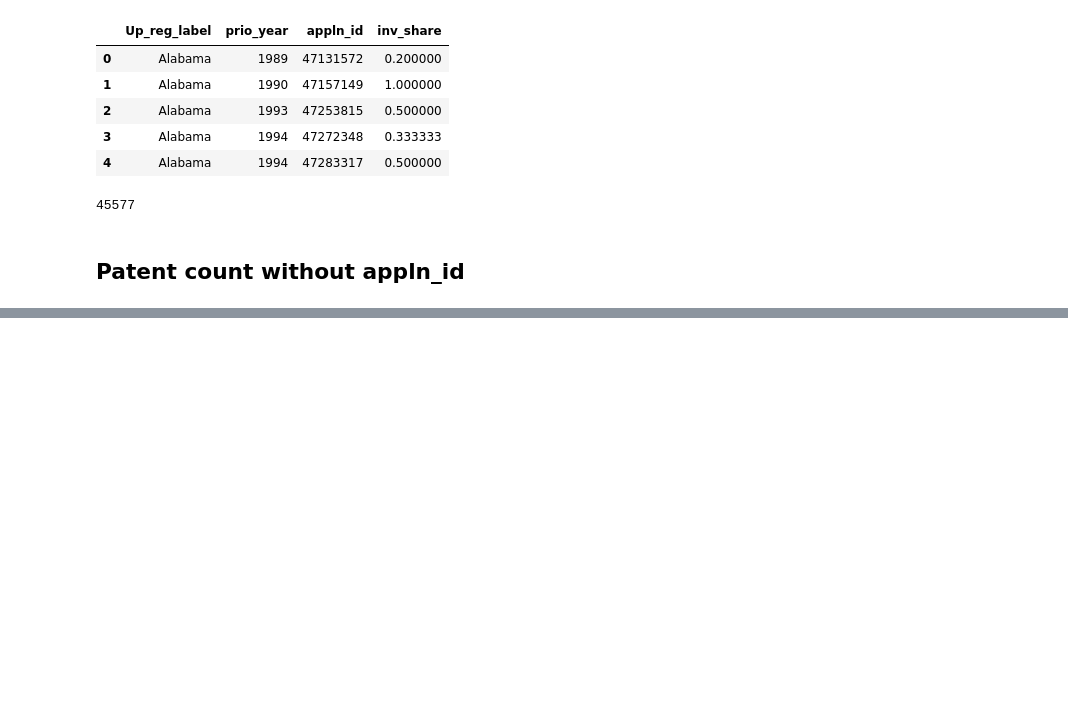
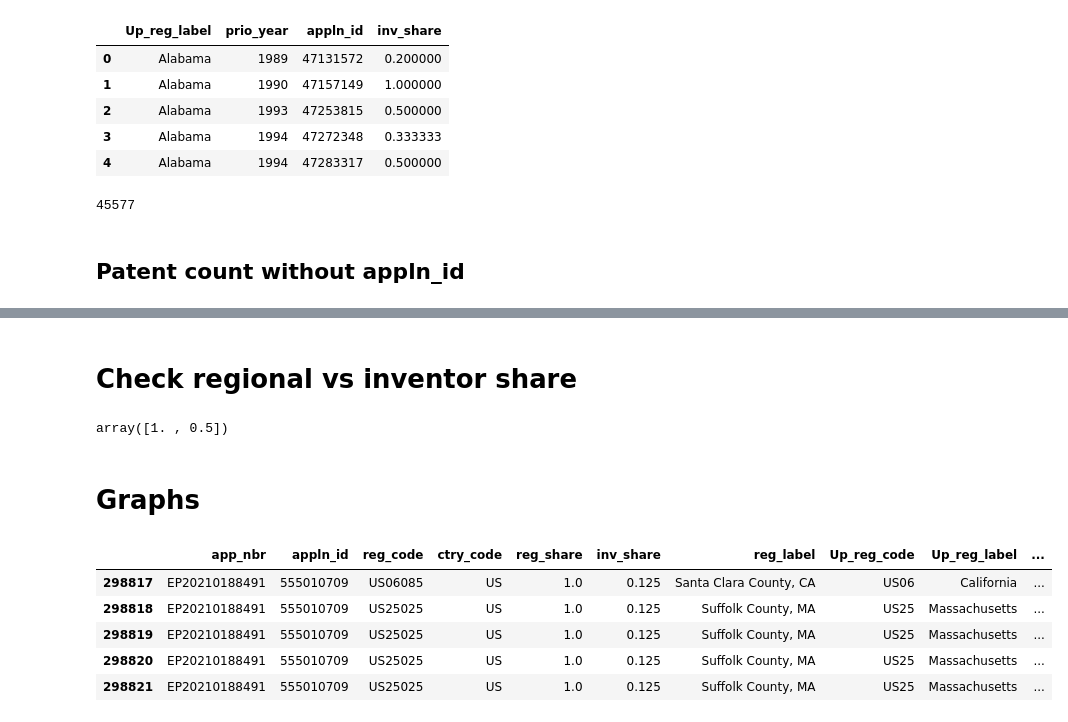
Before and after one commit to lauramenicacci/patent_breakdetection, a Jupyter notebook: data_collection/REGPAT_scoping.ipynb, the cells around one changed output, grey strips where cells are left out. Drawn from its saved outputs; the diff is of its cells as text; code cells hidden in the pictures; blank space fills up the shorter version.

```diff
--- a/data_collection/REGPAT_scoping.ipynb
+++ b/data_collection/REGPAT_scoping.ipynb
@@ -813,0 +675,2 @@ pct_direct_epo_all_counts.to_csv('patent_count_pct_direct_epo_counts.csv', index
+# %%
+epo = pd.read_csv("/content/epo_regpat_agg.csv")
@@ -813,0 +771,23 @@ pct_direct_epo_all_counts.to_csv('patent_count_pct_direct_epo_counts.csv', index
+# %% [markdown]
+# Check regional vs inventor share
+# %%
+#epo[epo['reg_share'] == 0.5]
+
+#epo[epo['app_nbr'] == "EP20090717231"]
+
+pct
+# %% [output]
+array([1. , 0.5])
+# %% [markdown]
+# Graphs
+# %%
+#epo = epo.drop('Unnamed: 0', axis=1)
+
+epo_extra.tail()
+# %% [output]
+|  | app_nbr | appln_id | reg_code | ctry_code | reg_share | inv_share | reg_label | Up_reg_code | Up_reg_label | ... |
+| 298817 | EP20210188491 | 555010709 | US06085 | US | 1.0 | 0.125 | Santa Clara County, CA | US06 | California | ... |
+| 298818 | EP20210188491 | 555010709 | US25025 | US | 1.0 | 0.125 | Suffolk County, MA | US25 | Massachusetts | ... |
+| 298819 | EP20210188491 | 555010709 | US25025 | US | 1.0 | 0.125 | Suffolk County, MA | US25 | Massachusetts | ... |
+| 298820 | EP20210188491 | 555010709 | US25025 | US | 1.0 | 0.125 | Suffolk County, MA | US25 | Massachusetts | ... |
+| 298821 | EP20210188491 | 555010709 | US25025 | US | 1.0 | 0.125 | Suffolk County, MA | US25 | Massachusetts | ... |
```
Also changed, not shown: parts of 42 cells of this notebook, 38 other files.
